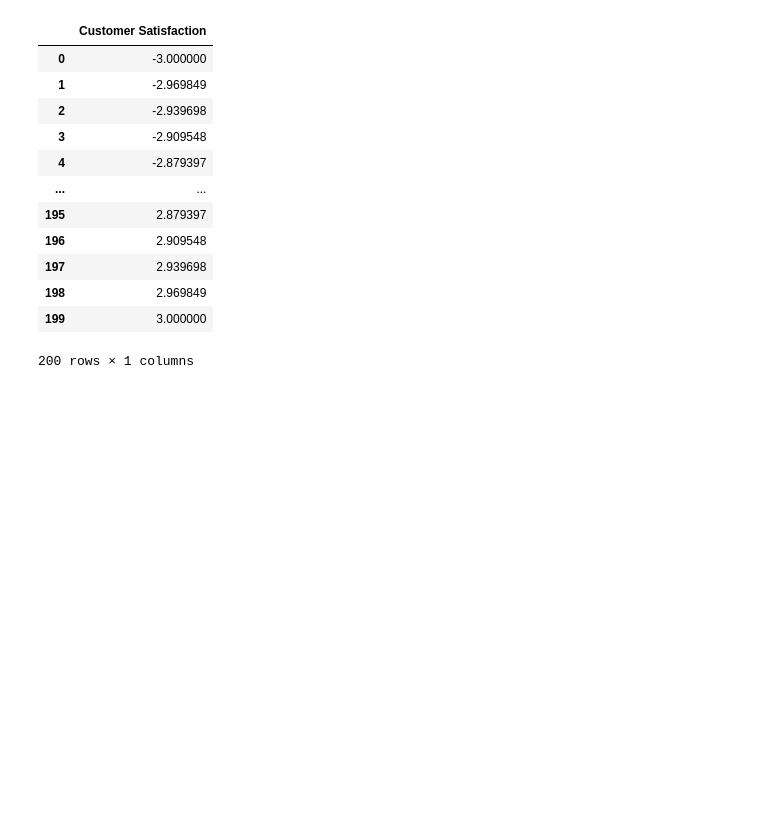
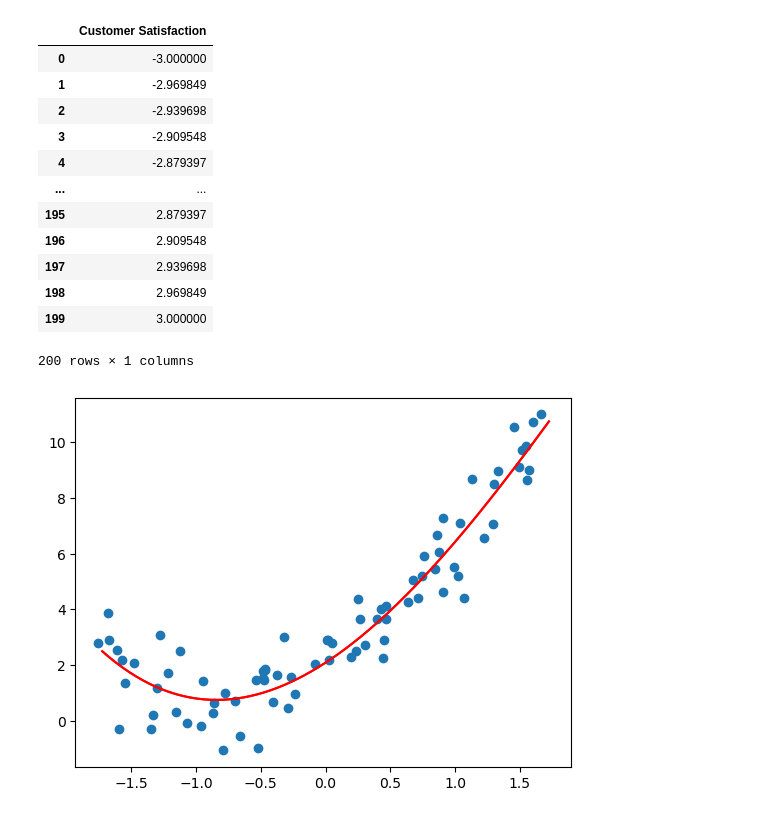
Before and after one commit to muratuymaz/data-science-ml-python, a Jupyter notebook: machine-learning-jupyter-studies/3-PolynomialRegression.ipynb, the cells around one changed output. Saved outputs shown, nothing was run; the diff lists cells and outputs as text; code cells hidden in the pictures; blank space fills up the shorter version.

Commit message:
Add polynomial regression studies

```diff
--- a/machine-learning-jupyter-studies/3-PolynomialRegression.ipynb
+++ b/machine-learning-jupyter-studies/3-PolynomialRegression.ipynb
@@ -242,3 +242,11 @@ X_new = new_df[['Customer Satisfaction']]
 # %%
 X_new = scaler.fit_transform(X_new)
 X_new_poly = poly.transform(X_new)
+# %%
+y_new = regression.predict(X_new_poly)
+# %%
+plt.plot(X_new, y_new, 'r')
+plt.scatter(X_train, y_train)
+plt.show()
+# %% [output]
+[figure, added]
```
Also changed, not shown: parts of 3 cells of this notebook.
